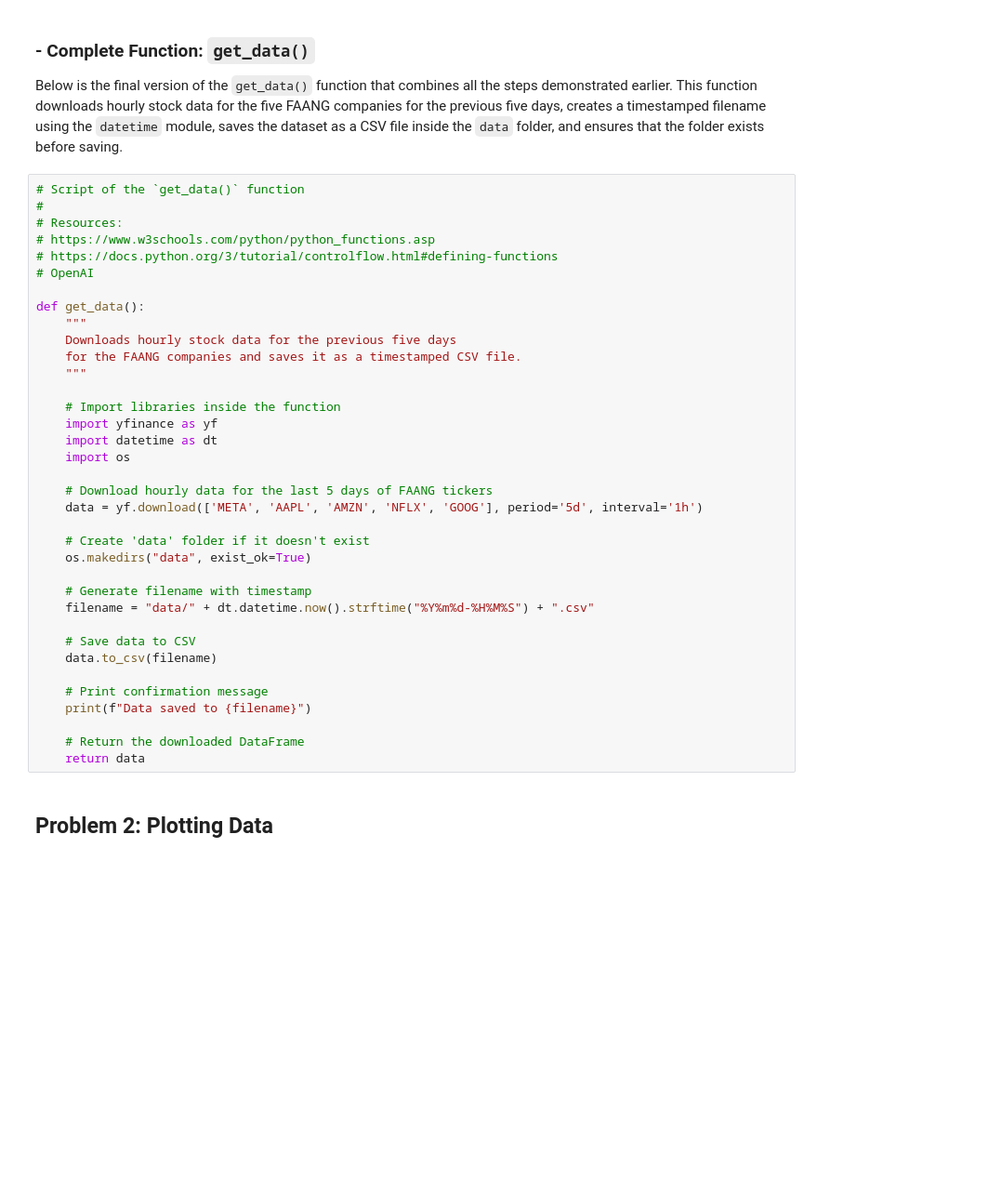
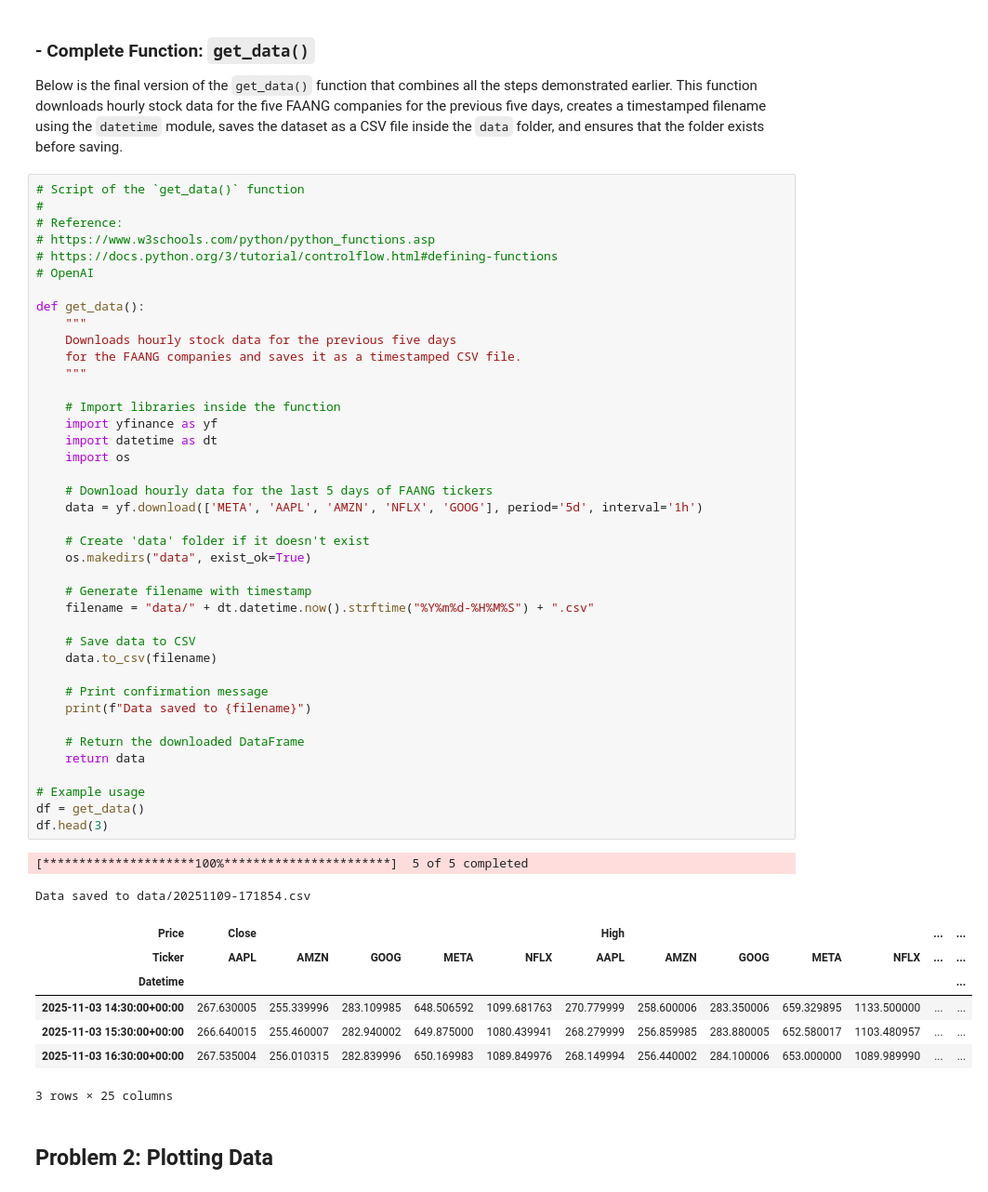
Before and after one commit to elainecazetta/computer_infrastructure, a Jupyter notebook: problems.ipynb, the cells around one changed output. Shown at 93% size. Cells and saved outputs as stored; diff of their text form; blank space fills up the shorter version.

```diff
--- a/problems.ipynb
+++ b/problems.ipynb
@@ -97,39 +95,53 @@ Below is the final version of the `get_data()` function that combines all the st
 # %%
 # Script of the `get_data()` function
 #
-# Resources:
+# Reference:
 # https://www.w3schools.com/python/python_functions.asp
 # https://docs.python.org/3/tutorial/controlflow.html#defining-functions
 # OpenAI
 
 def get_data():
     """
     Downloads hourly stock data for the previous five days
     for the FAANG companies and saves it as a timestamped CSV file.
     """
 
     # Import libraries inside the function
     import yfinance as yf
     import datetime as dt
     import os
 
     # Download hourly data for the last 5 days of FAANG tickers
     data = yf.download(['META', 'AAPL', 'AMZN', 'NFLX', 'GOOG'], period='5d', interval='1h')
 
     # Create 'data' folder if it doesn't exist
     os.makedirs("data", exist_ok=True)
 
     # Generate filename with timestamp
     filename = "data/" + dt.datetime.now().strftime("%Y%m%d-%H%M%S") + ".csv"
 
     # Save data to CSV
     data.to_csv(filename)
 
     # Print confirmation message
     print(f"Data saved to {filename}")
 
     # Return the downloaded DataFrame
     return data
+
+# Example usage
+df = get_data()
+df.head(3)
+# %% [output]
+[*********************100%***********************]  5 of 5 completed
+Data saved to data/20251109-171854.csv
+| Price | Close |  |  |  |  | High |  |  |  |  | ... | ... |
+| Ticker | AAPL | AMZN | GOOG | META | NFLX | AAPL | AMZN | GOOG | META | NFLX | ... | ... |
+| Datetime |  |  |  |  |  |  |  |  |  |  |  | ... |
+| 2025-11-03 14:30:00+00:00 | 267.630005 | 255.339996 | 283.109985 | 648.506592 | 1099.681763 | 270.779999 | 258.600006 | 283.350006 | 659.329895 | 1133.500000 | ... | ... |
+| 2025-11-03 15:30:00+00:00 | 266.640015 | 255.460007 | 282.940002 | 649.875000 | 1080.439941 | 268.279999 | 256.859985 | 283.880005 | 652.580017 | 1103.480957 | ... | ... |
+| 2025-11-03 16:30:00+00:00 | 267.535004 | 256.010315 | 282.839996 | 650.169983 | 1089.849976 | 268.149994 | 256.440002 | 284.100006 | 653.000000 | 1089.989990 | ... | ... |
+3 rows × 25 columns
 # %% [markdown]
 ## Problem 2: Plotting Data
 # %% [markdown]
```
Also changed, not shown: parts of 11 cells of this notebook.
